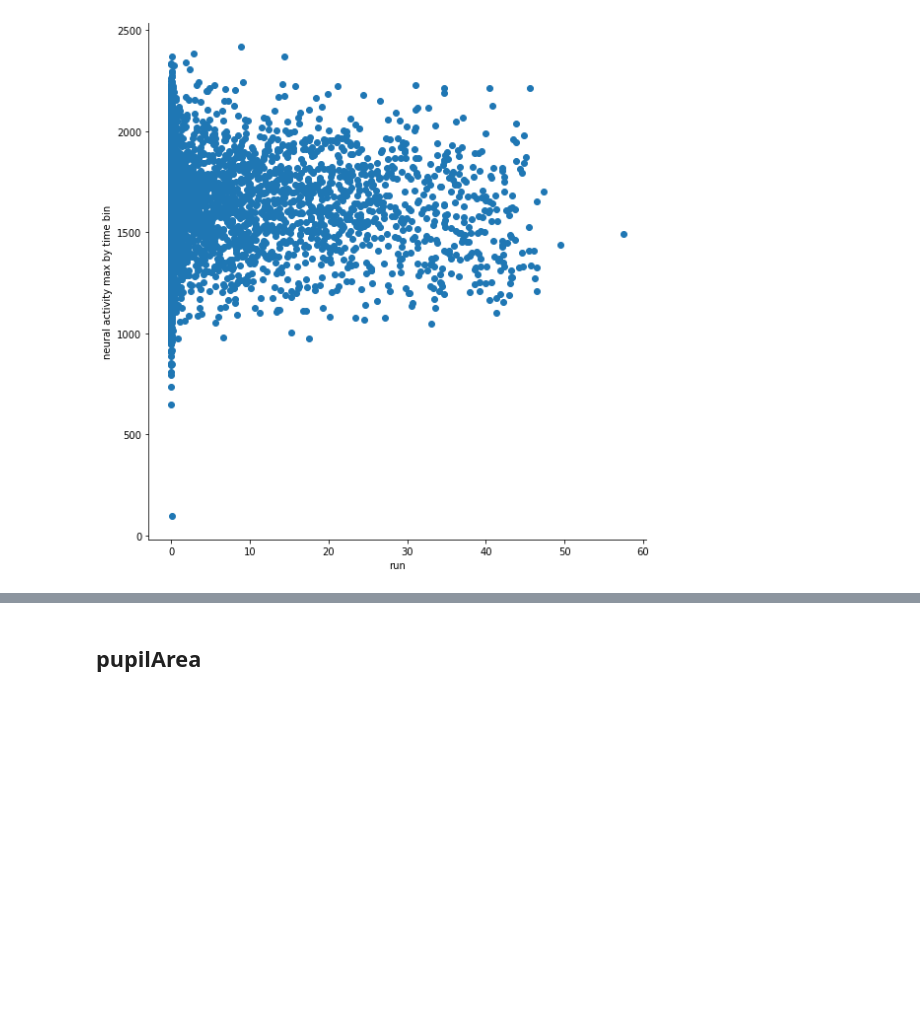
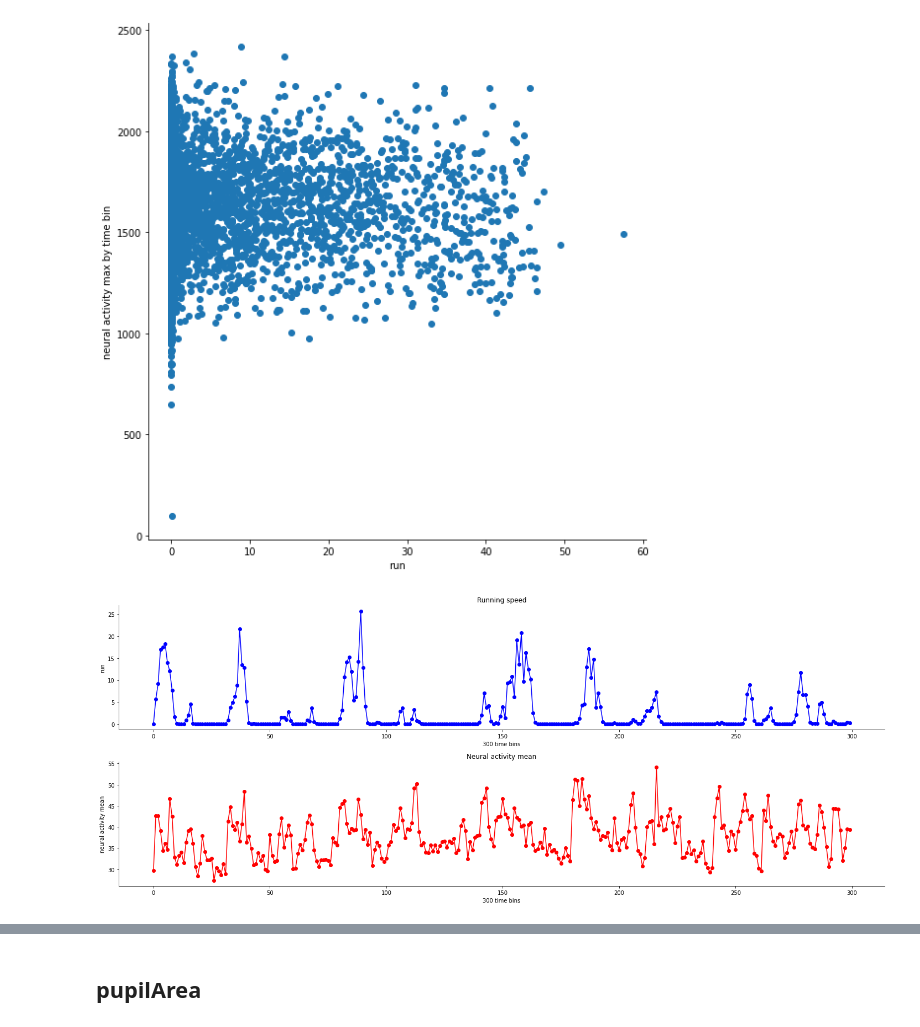
Before and after one commit to CristianLazoQuispe/Stringer-project, a Jupyter notebook: Notebooks/spontaneous/02.Spontaneous_EDA.ipynb, the cells around one changed output, grey strips where cells are left out. Cells and saved outputs as stored; diff of their text form; code cells hidden in the pictures; blank space fills up the shorter version.

```diff
--- a/Notebooks/spontaneous/02.Spontaneous_EDA.ipynb
+++ b/Notebooks/spontaneous/02.Spontaneous_EDA.ipynb
@@ -386,3 +386,21 @@ plt.ylabel('neural activity max by time bin')
 plt.show()
 # %% [output]
 [figure]
+# %%
+fig = plt.figure(figsize=(20,8))
+
+plt.subplot(2,1,1)
+plt.plot(dat['run'][:300],'-bo')
+plt.title('Running speed')
+plt.xlabel('300 time bins')
+plt.ylabel('run')
+plt.subplot(2,1,2)
+plt.plot(neural_activity_mean[:300],'-ro')
+plt.title('Neural activity mean')
+plt.xlabel('300 time bins')
+plt.ylabel('neural activity mean')
+
+
+plt.show()
+# %% [output]
+[figure, added]
```
Also changed, not shown: parts of 26 cells of this notebook, 1 other file.
